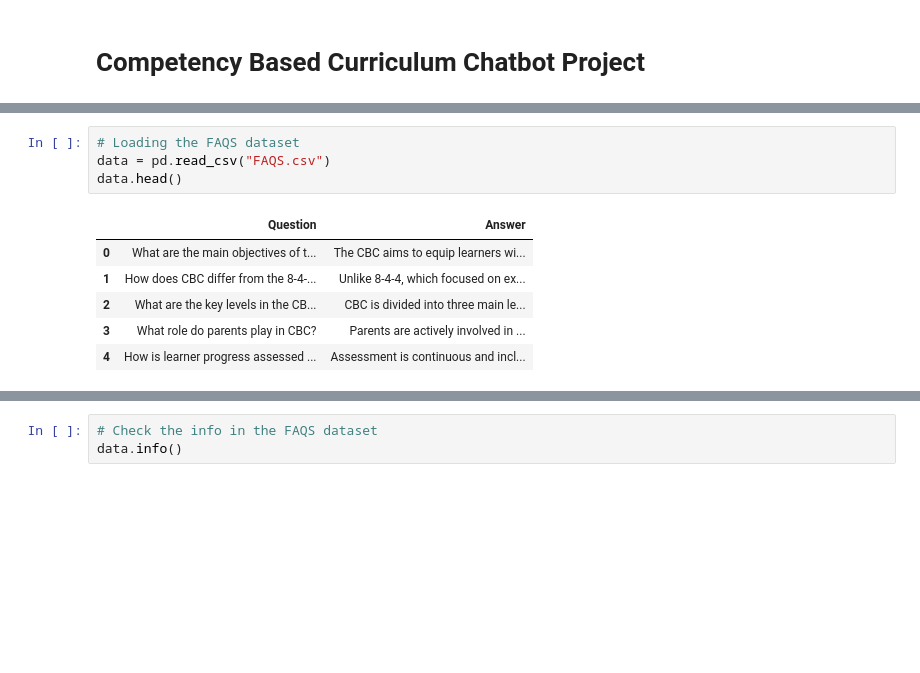
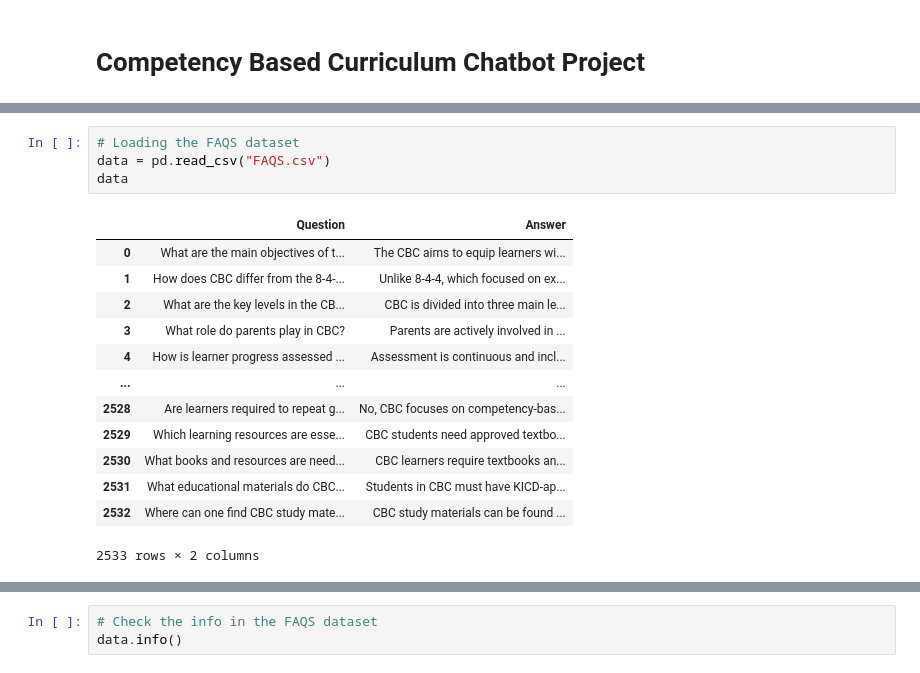
Before and after one commit to Komen5/CBC-Chatbot-Project, a Jupyter notebook: Chatbot.ipynb, the cells around one changed output, grey strips where cells are left out. Saved outputs shown, nothing was run; the diff lists cells and outputs as text; blank space fills up the shorter version.

```diff
--- a/Chatbot.ipynb
+++ b/Chatbot.ipynb
@@ -36,14 +100,21 @@ warnings.filterwarnings('ignore')
 # %%
 # Loading the FAQS dataset
 data = pd.read_csv("FAQS.csv")
-data.head()
+data
 # %% [output]
 |  | Question | Answer |
 | 0 | What are the main objectives of t... | The CBC aims to equip learners wi... |
 | 1 | How does CBC differ from the 8-4-... | Unlike 8-4-4, which focused on ex... |
 | 2 | What are the key levels in the CB... | CBC is divided into three main le... |
 | 3 | What role do parents play in CBC? | Parents are actively involved in ... |
 | 4 | How is learner progress assessed ... | Assessment is continuous and incl... |
+| ... | ... | ... |
+| 2528 | Are learners required to repeat g... | No, CBC focuses on competency-bas... |
+| 2529 | Which learning resources are esse... | CBC students need approved textbo... |
+| 2530 | What books and resources are need... | CBC learners require textbooks an... |
+| 2531 | What educational materials do CBC... | Students in CBC must have KICD-ap... |
+| 2532 | Where can one find CBC study mate... | CBC study materials can be found ... |
+2533 rows × 2 columns
 # %%
 # Loading the tweets dataset
 tweets = pd.read_csv("merged_dataset_Twitter.csv")
```
Also changed, not shown: parts of 98 cells of this notebook.
